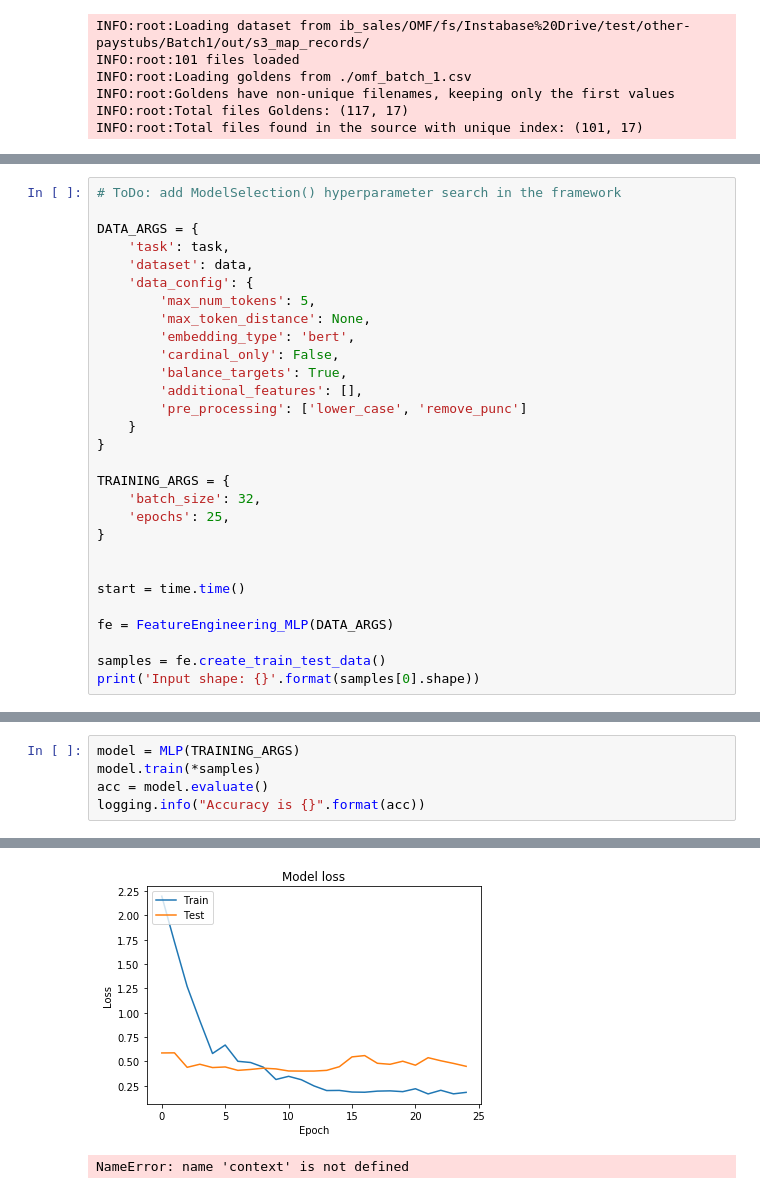
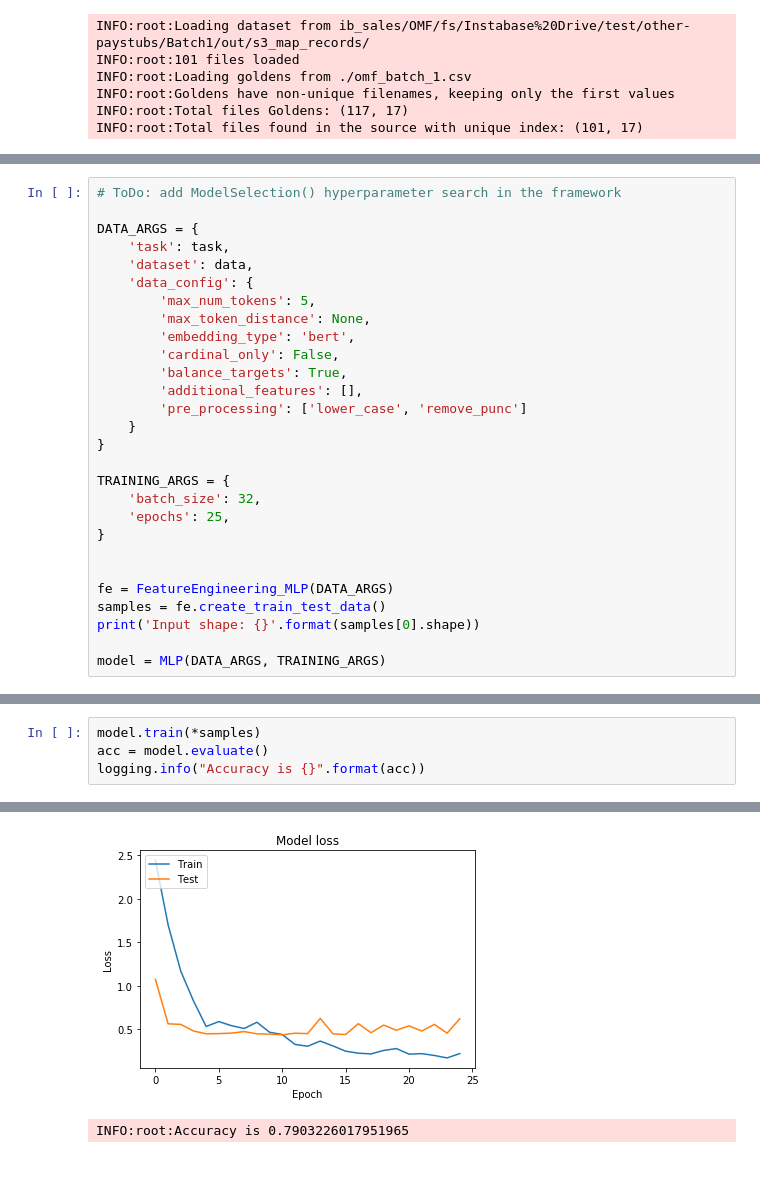
Before and after one commit to omegablitz/nlp-toolbox, a Jupyter notebook: model_framework/run_cmp_name.ipynb, the cells around one changed output, grey strips where cells are left out. Cells and saved outputs as stored; diff of their text form.

Commit message:
improve desing of ModelTrainer(), unify 3 usecases

```diff
--- a/model_framework/run_cmp_name.ipynb
+++ b/model_framework/run_cmp_name.ipynb
@@ -111,10 +91,9 @@ TRAINING_ARGS = {
 }
 
 
-start = time.time()
-
 fe = FeatureEngineering_MLP(DATA_ARGS)
-
 samples = fe.create_train_test_data()
 print('Input shape: {}'.format(samples[0].shape))
+
+model = MLP(DATA_ARGS, TRAINING_ARGS)
 # %% [output]
@@ -139,5 +103,4 @@ AttributeError: 'ModelTrainer' object has no attribute 'train'
 # %%
-model = MLP(TRAINING_ARGS)
 model.train(*samples)
 acc = model.evaluate()
 logging.info("Accuracy is {}".format(acc))
@@ -163,2 +126,2 @@ INFO:root:dict_keys(['val_loss', 'val_accuracy', 'loss', 'accuracy'])
-[figure, old version]
+[figure, new version]
-NameError: name 'context' is not defined
+INFO:root:Accuracy is 0.7903226017951965
```
Also changed, not shown: parts of 6 cells of this notebook, 4 other files.
